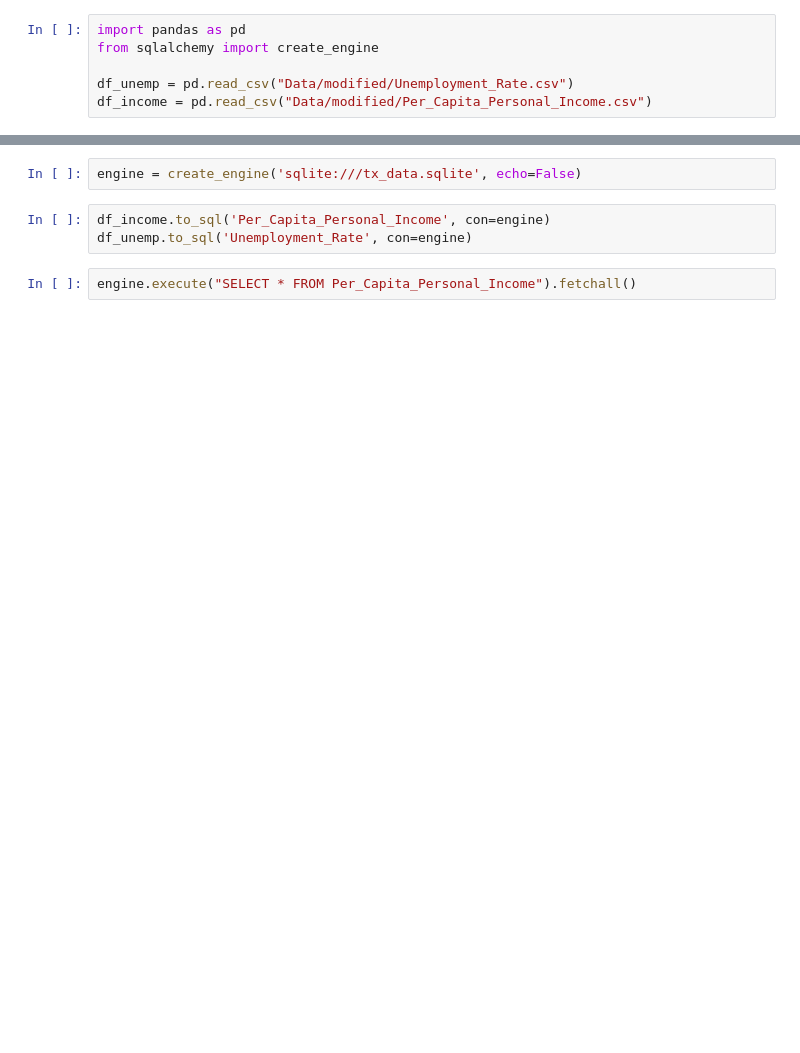
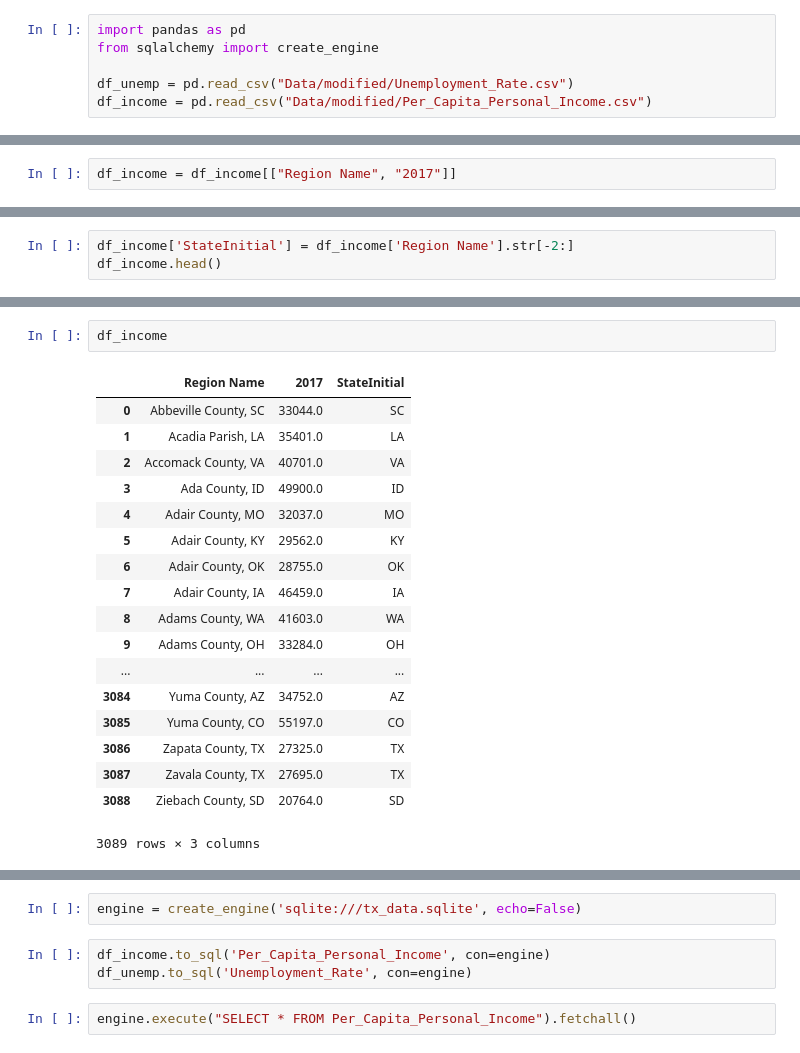
Before and after one commit to olegmrnv/texas_dream, a Jupyter notebook: Oleg/loading_data_into_SQL.ipynb, the cells around one changed output, grey strips where cells are left out. Drawn from its saved outputs; the diff is of its cells as text; blank space fills up the shorter version.

```diff
--- a/Oleg/loading_data_into_SQL.ipynb
+++ b/Oleg/loading_data_into_SQL.ipynb
@@ -15,0 +16,2 @@ df_unemp.head()
+# %%
+df_income = df_income[["Region Name", "2017"]]
@@ -15,0 +27,3 @@ df_unemp.head()
+# %%
+df_income['StateInitial'] = df_income['Region Name'].str[-2:]
+df_income.head()
@@ -15,0 +37,21 @@ df_unemp.head()
+# %%
+df_income
+# %% [output]
+|  | Region Name | 2017 | StateInitial |
+| 0 | Abbeville County, SC | 33044.0 | SC |
+| 1 | Acadia Parish, LA | 35401.0 | LA |
+| 2 | Accomack County, VA | 40701.0 | VA |
+| 3 | Ada County, ID | 49900.0 | ID |
+| 4 | Adair County, MO | 32037.0 | MO |
+| 5 | Adair County, KY | 29562.0 | KY |
+| 6 | Adair County, OK | 28755.0 | OK |
+| 7 | Adair County, IA | 46459.0 | IA |
+| 8 | Adams County, WA | 41603.0 | WA |
+| 9 | Adams County, OH | 33284.0 | OH |
+| ... | ... | ... | ... |
+| 3084 | Yuma County, AZ | 34752.0 | AZ |
+| 3085 | Yuma County, CO | 55197.0 | CO |
+| 3086 | Zapata County, TX | 27325.0 | TX |
+| 3087 | Zavala County, TX | 27695.0 | TX |
+| 3088 | Ziebach County, SD | 20764.0 | SD |
+3089 rows × 3 columns
```
Also changed, not shown: parts of 5 cells of this notebook, 4 other files.
